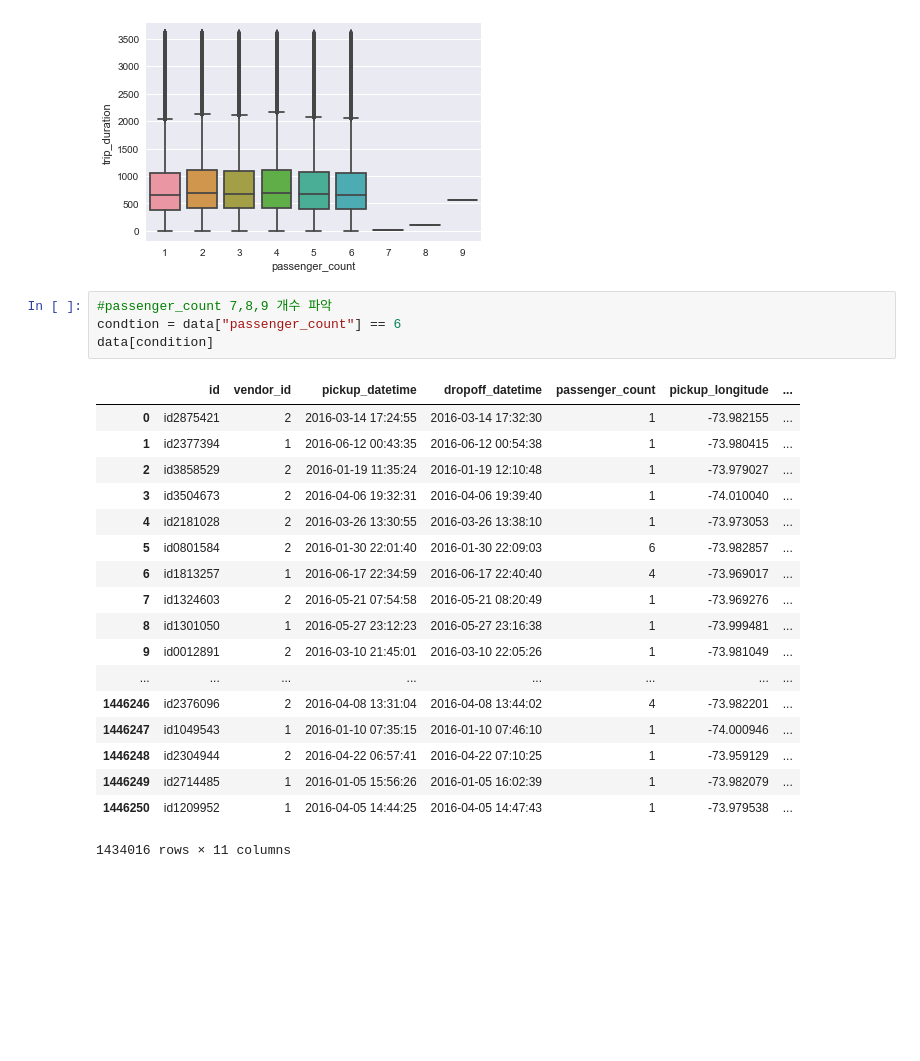
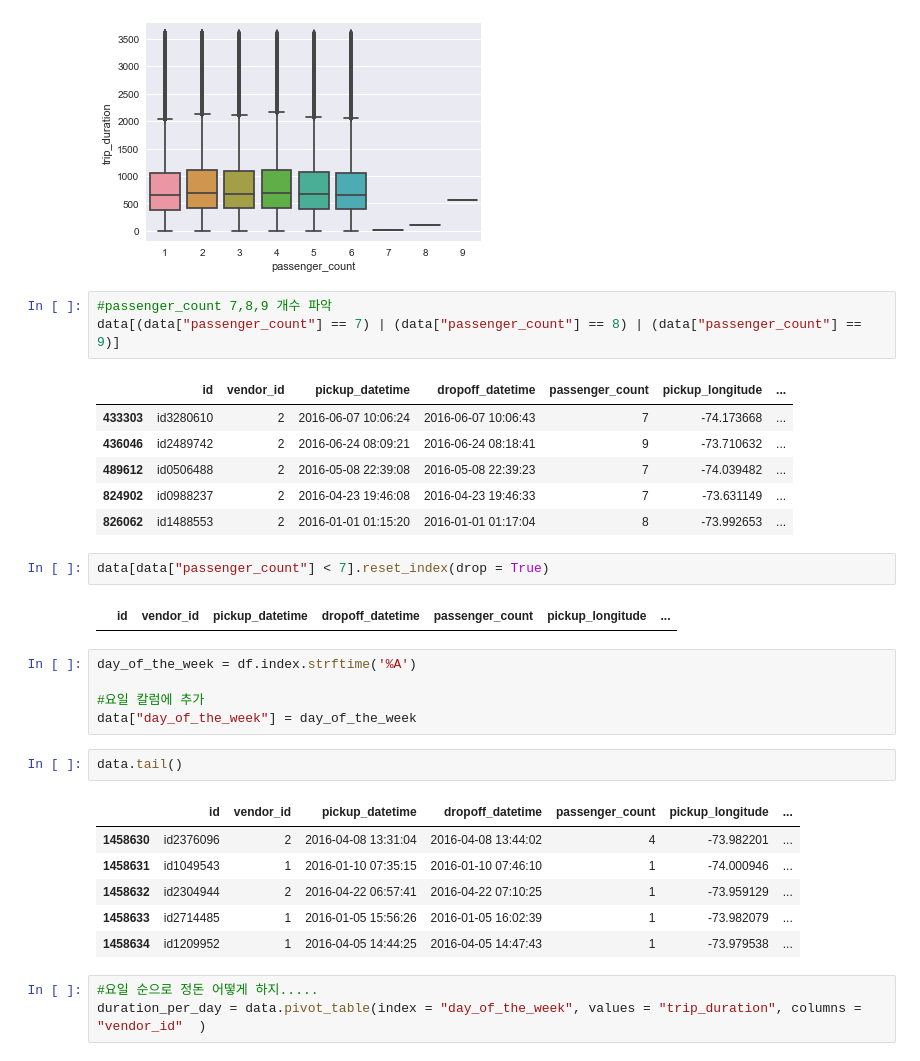
Before and after one commit to Moons08/dss-project-taxi, a Jupyter notebook: Kang/EDA_KANG.ipynb, the cells around one changed output. Drawn from its saved outputs; the diff is of its cells as text; blank space fills up the shorter version.

```diff
--- a/Kang/EDA_KANG.ipynb
+++ b/Kang/EDA_KANG.ipynb
@@ -292,24 +312,32 @@ sns.boxplot(y = data["trip_duration"], x = data["passenger_count"], data = data)
 [figure]
 # %%
 #passenger_count 7,8,9 개수 파악
-condtion = data["passenger_count"] == 6
-data[condition]
+data[(data["passenger_count"] == 7) | (data["passenger_count"] == 8) | (data["passenger_count"] == 9)]
 # %% [output]
 |  | id | vendor_id | pickup_datetime | dropoff_datetime | passenger_count | pickup_longitude | ... |
-| 0 | id2875421 | 2 | 2016-03-14 17:24:55 | 2016-03-14 17:32:30 | 1 | -73.982155 | ... |
-| 1 | id2377394 | 1 | 2016-06-12 00:43:35 | 2016-06-12 00:54:38 | 1 | -73.980415 | ... |
-| 2 | id3858529 | 2 | 2016-01-19 11:35:24 | 2016-01-19 12:10:48 | 1 | -73.979027 | ... |
-| 3 | id3504673 | 2 | 2016-04-06 19:32:31 | 2016-04-06 19:39:40 | 1 | -74.010040 | ... |
-| 4 | id2181028 | 2 | 2016-03-26 13:30:55 | 2016-03-26 13:38:10 | 1 | -73.973053 | ... |
-| 5 | id0801584 | 2 | 2016-01-30 22:01:40 | 2016-01-30 22:09:03 | 6 | -73.982857 | ... |
-| 6 | id1813257 | 1 | 2016-06-17 22:34:59 | 2016-06-17 22:40:40 | 4 | -73.969017 | ... |
-| 7 | id1324603 | 2 | 2016-05-21 07:54:58 | 2016-05-21 08:20:49 | 1 | -73.969276 | ... |
-| 8 | id1301050 | 1 | 2016-05-27 23:12:23 | 2016-05-27 23:16:38 | 1 | -73.999481 | ... |
-| 9 | id0012891 | 2 | 2016-03-10 21:45:01 | 2016-03-10 22:05:26 | 1 | -73.981049 | ... |
-| ... | ... | ... | ... | ... | ... | ... | ... |
-| 1446246 | id2376096 | 2 | 2016-04-08 13:31:04 | 2016-04-08 13:44:02 | 4 | -73.982201 | ... |
-| 1446247 | id1049543 | 1 | 2016-01-10 07:35:15 | 2016-01-10 07:46:10 | 1 | -74.000946 | ... |
-| 1446248 | id2304944 | 2 | 2016-04-22 06:57:41 | 2016-04-22 07:10:25 | 1 | -73.959129 | ... |
-| 1446249 | id2714485 | 1 | 2016-01-05 15:56:26 | 2016-01-05 16:02:39 | 1 | -73.982079 | ... |
-| 1446250 | id1209952 | 1 | 2016-04-05 14:44:25 | 2016-04-05 14:47:43 | 1 | -73.979538 | ... |
+| 433303 | id3280610 | 2 | 2016-06-07 10:06:24 | 2016-06-07 10:06:43 | 7 | -74.173668 | ... |
+| 436046 | id2489742 | 2 | 2016-06-24 08:09:21 | 2016-06-24 08:18:41 | 9 | -73.710632 | ... |
+| 489612 | id0506488 | 2 | 2016-05-08 22:39:08 | 2016-05-08 22:39:23 | 7 | -74.039482 | ... |
+| 824902 | id0988237 | 2 | 2016-04-23 19:46:08 | 2016-04-23 19:46:33 | 7 | -73.631149 | ... |
+| 826062 | id1488553 | 2 | 2016-01-01 01:15:20 | 2016-01-01 01:17:04 | 8 | -73.992653 | ... |
-1434016 rows × 11 columns
+# %%
+data[data["passenger_count"] < 7].reset_index(drop = True)
+# %% [output]
+|  | id | vendor_id | pickup_datetime | dropoff_datetime | passenger_count | pickup_longitude | ... |
+# %%
+day_of_the_week = df.index.strftime('%A')
+
+#요일 칼럼에 추가
+data["day_of_the_week"] = day_of_the_week
+# %%
+data.tail()
+# %% [output]
+|  | id | vendor_id | pickup_datetime | dropoff_datetime | passenger_count | pickup_longitude | ... |
+| 1458630 | id2376096 | 2 | 2016-04-08 13:31:04 | 2016-04-08 13:44:02 | 4 | -73.982201 | ... |
+| 1458631 | id1049543 | 1 | 2016-01-10 07:35:15 | 2016-01-10 07:46:10 | 1 | -74.000946 | ... |
+| 1458632 | id2304944 | 2 | 2016-04-22 06:57:41 | 2016-04-22 07:10:25 | 1 | -73.959129 | ... |
+| 1458633 | id2714485 | 1 | 2016-01-05 15:56:26 | 2016-01-05 16:02:39 | 1 | -73.982079 | ... |
+| 1458634 | id1209952 | 1 | 2016-04-05 14:44:25 | 2016-04-05 14:47:43 | 1 | -73.979538 | ... |
+# %%
+#요일 순으로 정돈 어떻게 하지.....
+duration_per_day = data.pivot_table(index = "day_of_the_week", values = "trip_duration", columns = "vendor_id"  )
```
Also changed, not shown: parts of 21 cells of this notebook.
